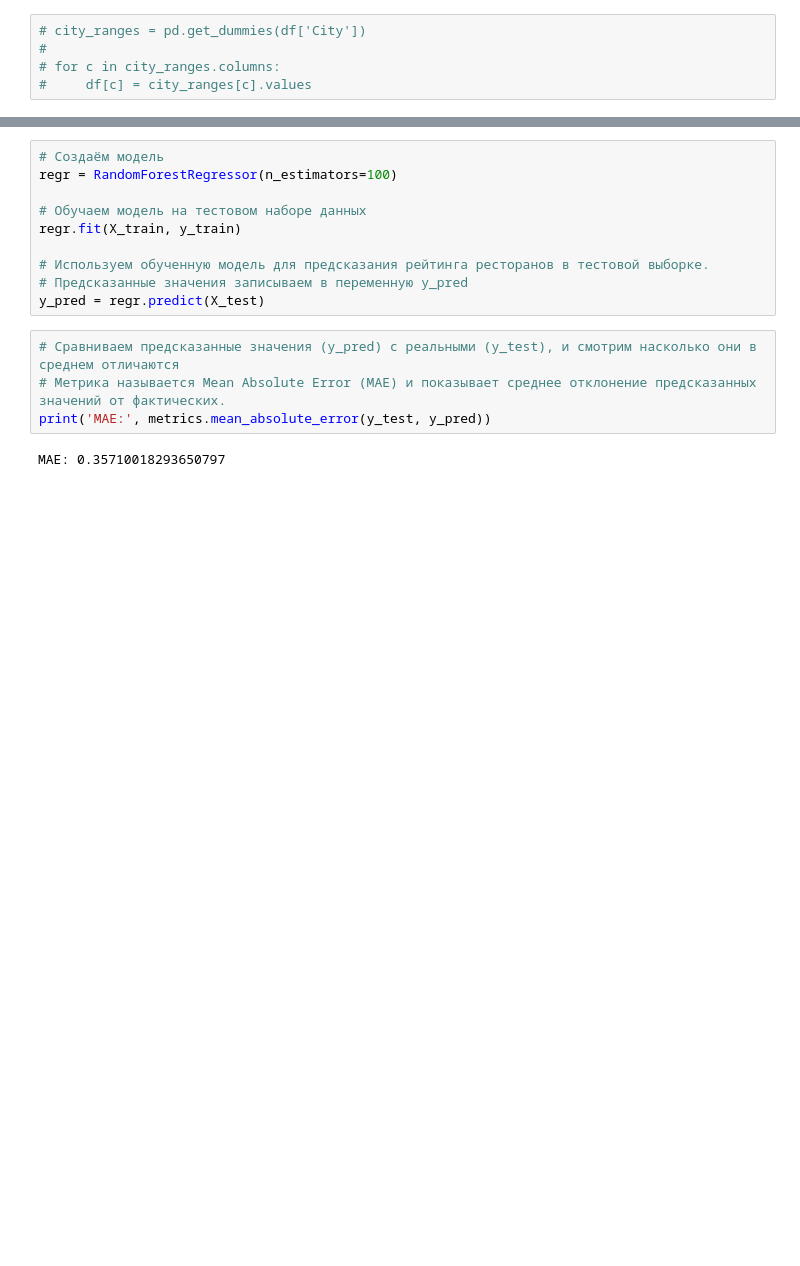
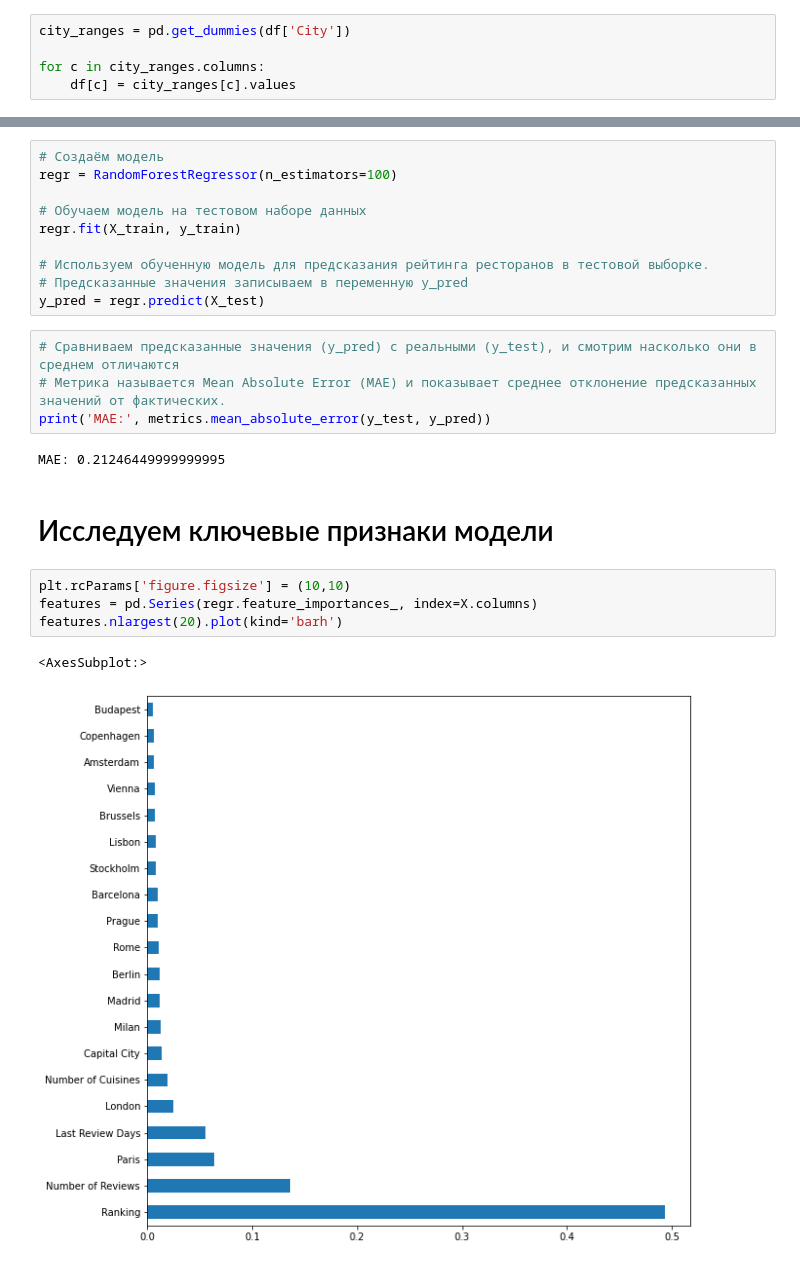
Before and after one commit to Tannheuser/Skillfactory, a Jupyter notebook: module_3/project/model.ipynb, the cells around one changed output, grey strips where cells are left out. Saved outputs shown, nothing was run; the diff lists cells and outputs as text; blank space fills up the shorter version.

```diff
--- a/module_3/project/model.ipynb
+++ b/module_3/project/model.ipynb
@@ -222,10 +222,10 @@ df['Capital City'] = df['City'].apply(lambda city: 1 if city in capitals else 0)
 # %% [markdown]
 ###### Dummy-variables для городов
 # %%
-# city_ranges = pd.get_dummies(df['City'])
-#
-# for c in city_ranges.columns:
-#     df[c] = city_ranges[c].values
+city_ranges = pd.get_dummies(df['City'])
+
+for c in city_ranges.columns:
+    df[c] = city_ranges[c].values
 # %% [markdown]
 ## Аттрибут Cuisine Style
 # %% [markdown]
@@ -441,4 +441,13 @@ y_pred = regr.predict(X_test)
 # Метрика называется Mean Absolute Error (MAE) и показывает среднее отклонение предсказанных значений от фактических.
 print('MAE:', metrics.mean_absolute_error(y_test, y_pred))
 # %% [output]
-MAE: 0.35710018293650797
+MAE: 0.21246449999999995
+# %% [markdown]
+# Исследуем ключевые признаки модели
+# %%
+plt.rcParams['figure.figsize'] = (10,10)
+features = pd.Series(regr.feature_importances_, index=X.columns)
+features.nlargest(20).plot(kind='barh')
+# %% [output]
+<AxesSubplot:>
+[figure, added]
```
